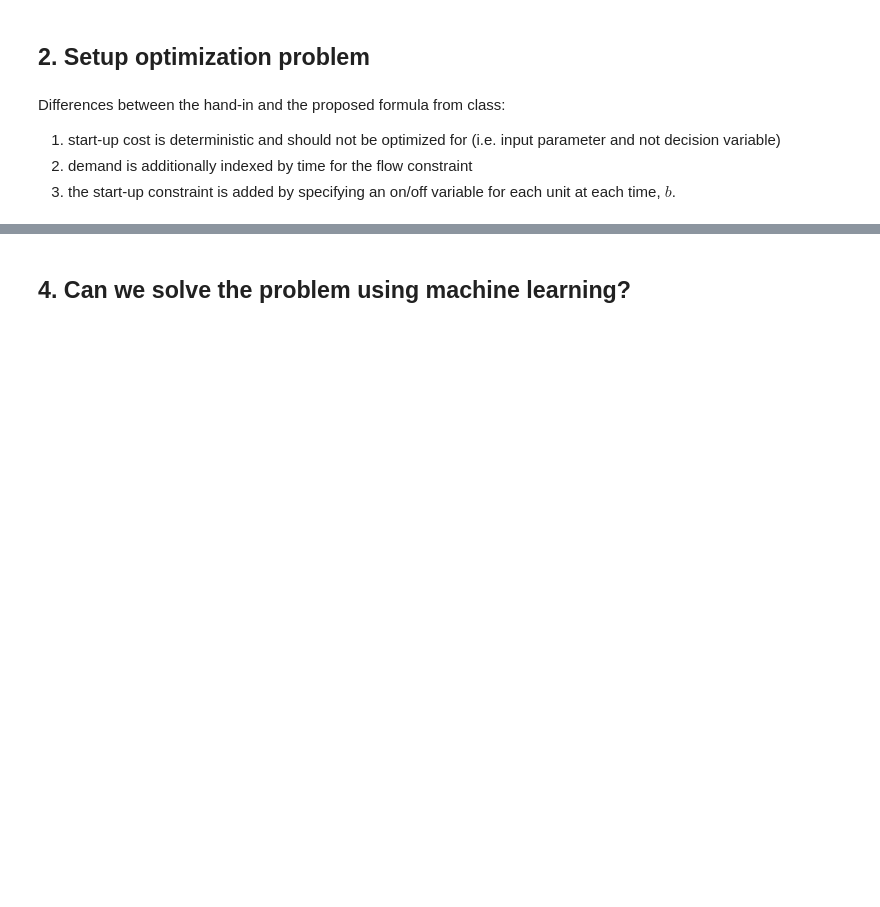
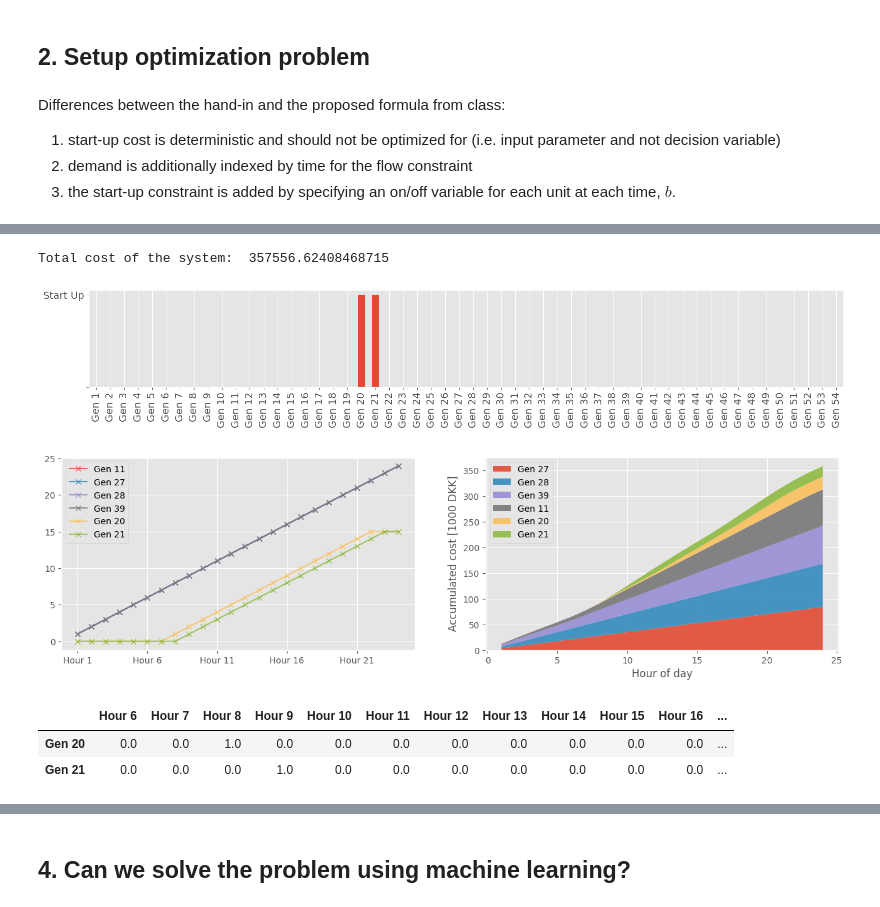
Before and after one commit to albertkjoller/ml-energy-systems, a Jupyter notebook: src/assignment3/notebooks/explainer_notebook.ipynb, the cells around one changed output, grey strips where cells are left out. Cells and saved outputs as stored; diff of their text form; code cells hidden in the pictures; blank space fills up the shorter version.

```diff
--- a/src/assignment3/notebooks/explainer_notebook.ipynb
+++ b/src/assignment3/notebooks/explainer_notebook.ipynb
@@ -53,11 +59,6 @@ N_g     = busgen.shape[1]   # the number of generator units
 N_t     = demand.shape[0]   # next 24 hours
 N_load  = busload.shape[1]  # the number of load buses
 N_lines = PTDF.shape[0]     # the number of transmission lines
-# %%
-N_g     = 5
-N_t     = 24
-N_load  = 8
-N_lines = 16
 # %% [markdown]
 <a class="anchor" id="optimization-problem-setup"></a>
 ## 2. Setup optimization problem
@@ -236,0 +210,9 @@ for t in range(24):
+# %%
+system = BUS118(
+    N_g=N_g, N_t=N_t, N_load=N_load, N_lines=N_lines,
+    demand=demand,
+    pmin=pmin, pmax=pmax,
+    Hg=Hg, Hl=Hl, fmax=fmax,
+    UT=UT, DT=DT, ru=ru,
+    c_op=c_op, c_st=c_st,
+)
@@ -236,0 +295,37 @@ for t in range(24):
+# %%
+print("Total cost of the system: ", sum(cost.values.flatten()))
+
+# Shwo start up status
+start_up.sum(axis=1).plot(kind='bar', figsize=(16, 3))
+plt.yticks([0, 1], ['', 'Start Up'], fontsize=14)
+plt.xticks(fontsize=14)
+plt.tight_layout()
+plt.show()
+
+### Create production cost curves
+fig, axs = plt.subplots(1, 2, figsize=(16, 4))
+generators_turned_on = on_off.sum(axis=1) != 0
+
+# Visalize when the generators are turned on
+on_off[generators_turned_on].cumsum(axis=1).sort_values(by='Hour 24', ascending=False).T.plot(ax=axs[0], ls='-', marker='x', alpha=0.8)
+
+# Visualize the cost of the system for each turned on generator
+axs[1].stackplot(
+    np.arange(1, 25),
+    cost[generators_turned_on].cumsum(axis=1).sort_values(by='Hour 24', ascending=False) / 1000,
+    labels=cost[generators_turned_on].sort_values(by='Hour 24', ascending=False).index,
+    alpha=0.9,
+)
+axs[1].legend(loc='upper left')
+axs[1].set_xlabel('Hour of day')
+axs[1].set_ylabel('Accumulated cost [1000 DKK]')
+plt.show()
+
+start_up[start_up.sum(axis=1) != 0].iloc[:, 5:]
+# %% [output]
+Total cost of the system:  357556.62408468715
+[figure, added]
+[figure, added]
+|  | Hour 6 | Hour 7 | Hour 8 | Hour 9 | Hour 10 | Hour 11 | Hour 12 | Hour 13 | Hour 14 | Hour 15 | Hour 16 | ... |
+| Gen 20 | 0.0 | 0.0 | 1.0 | 0.0 | 0.0 | 0.0 | 0.0 | 0.0 | 0.0 | 0.0 | 0.0 | ... |
+| Gen 21 | 0.0 | 0.0 | 0.0 | 1.0 | 0.0 | 0.0 | 0.0 | 0.0 | 0.0 | 0.0 | 0.0 | ... |
```
Also changed, not shown: parts of 25 cells of this notebook.
